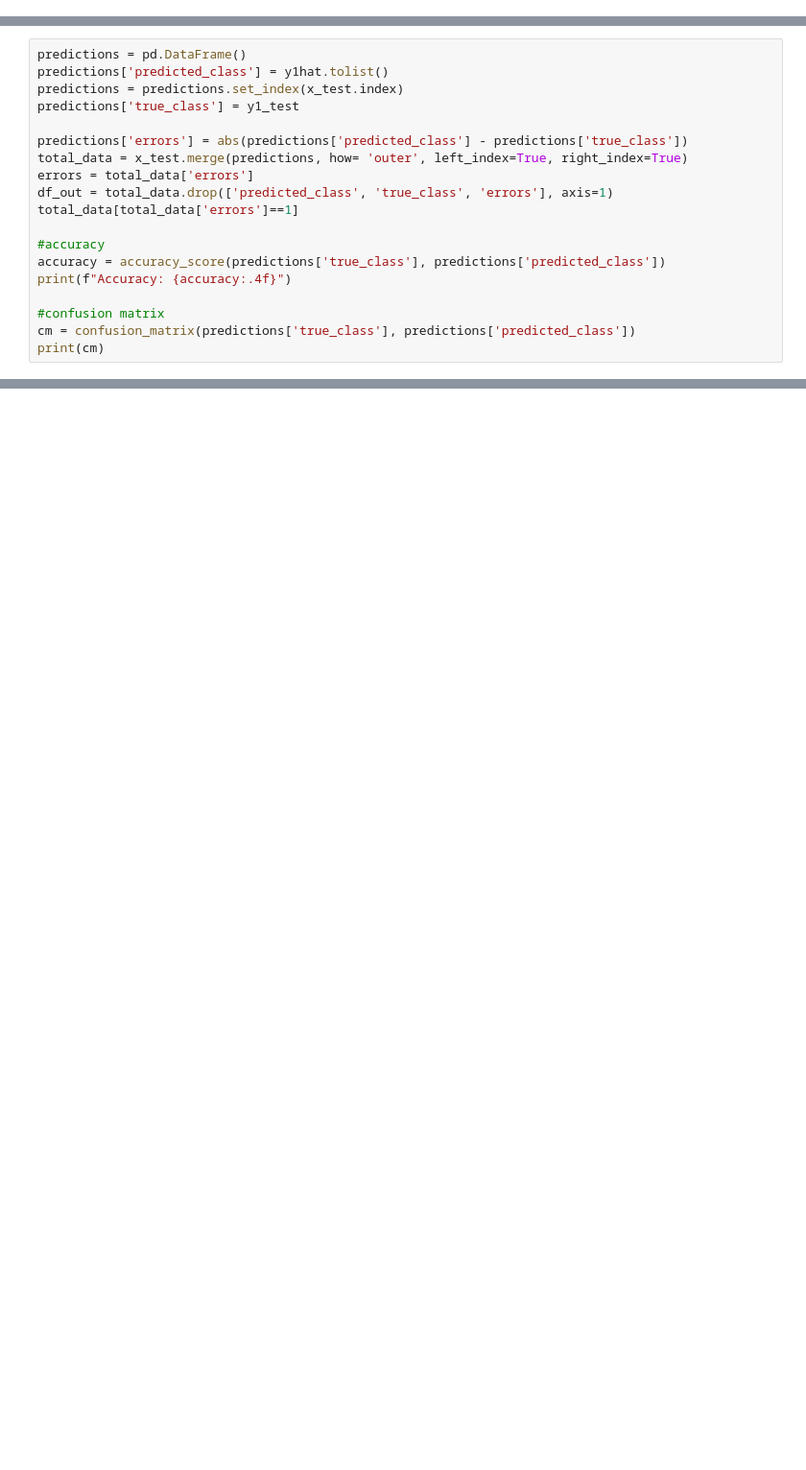
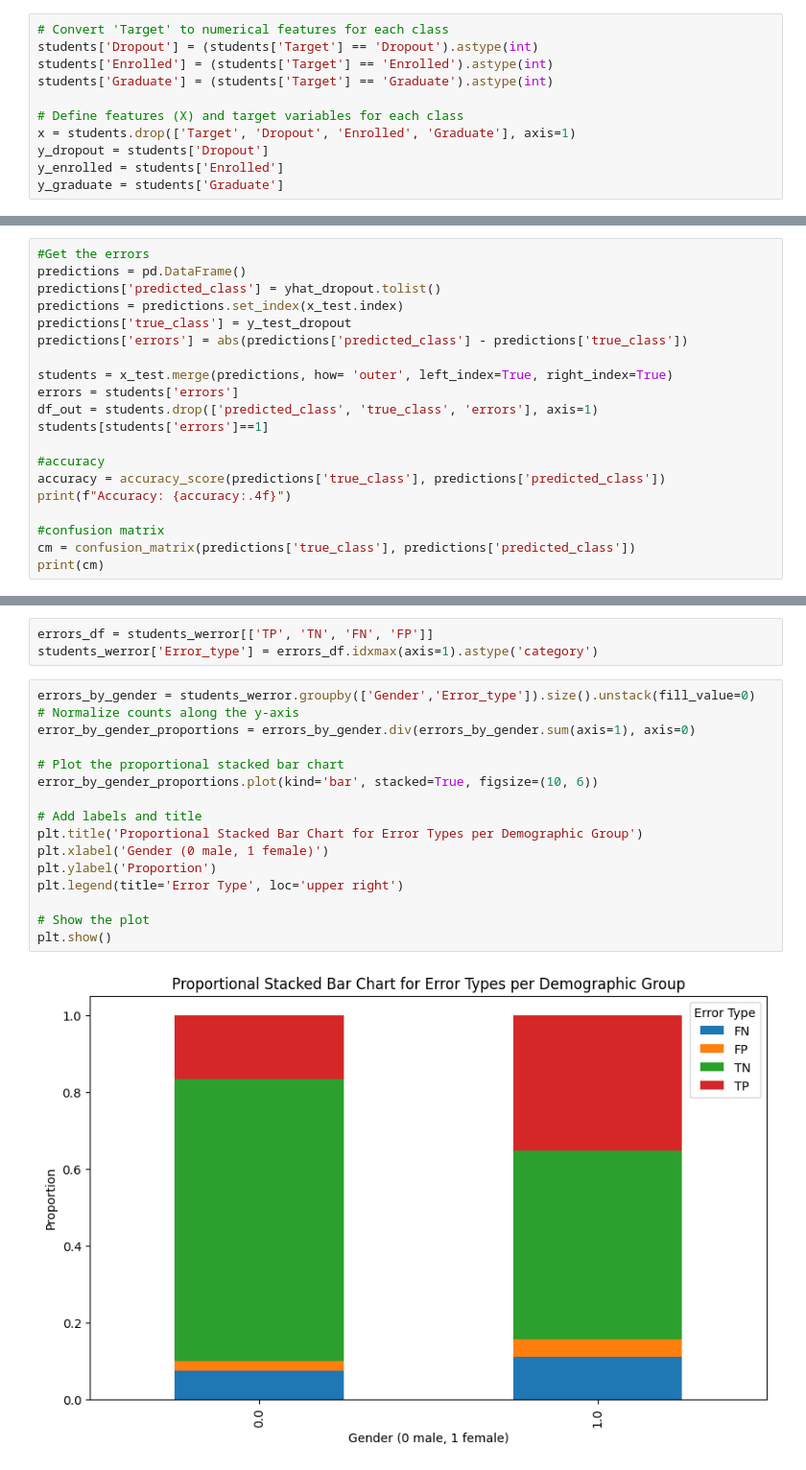
Before and after one commit to MDankloff/Cluster-Bias-Disco, a Jupyter notebook: Student_data_exploratory.ipynb, the cells around one changed output, grey strips where cells are left out. Shown at 96% size. Drawn from its saved outputs; the diff is of its cells as text; blank space fills up the shorter version.

```diff
--- a/Student_data_exploratory.ipynb
+++ b/Student_data_exploratory.ipynb
@@ -63,0 +41,11 @@ y3 = students['Target_Graduate']
+# %%
+# Convert 'Target' to numerical features for each class
+students['Dropout'] = (students['Target'] == 'Dropout').astype(int)
+students['Enrolled'] = (students['Target'] == 'Enrolled').astype(int)
+students['Graduate'] = (students['Target'] == 'Graduate').astype(int)
+
+# Define features (X) and target variables for each class
+x = students.drop(['Target', 'Dropout', 'Enrolled', 'Graduate'], axis=1)
+y_dropout = students['Dropout']
+y_enrolled = students['Enrolled']
+y_graduate = students['Graduate']
@@ -73,16 +83,17 @@ len(y1hat)
 # %% [output]
 885
 # %%
+#Get the errors
 predictions = pd.DataFrame()
-predictions['predicted_class'] = y1hat.tolist()
+predictions['predicted_class'] = yhat_dropout.tolist()
 predictions = predictions.set_index(x_test.index)
-predictions['true_class'] = y1_test
+predictions['true_class'] = y_test_dropout
+predictions['errors'] = abs(predictions['predicted_class'] - predictions['true_class'])
 
-predictions['errors'] = abs(predictions['predicted_class'] - predictions['true_class'])
-total_data = x_test.merge(predictions, how= 'outer', left_index=True, right_index=True)
-errors = total_data['errors']
-df_out = total_data.drop(['predicted_class', 'true_class', 'errors'], axis=1)
-total_data[total_data['errors']==1]
+students = x_test.merge(predictions, how= 'outer', left_index=True, right_index=True)
+errors = students['errors']
+df_out = students.drop(['predicted_class', 'true_class', 'errors'], axis=1)
+students[students['errors']==1]
 
 #accuracy
 accuracy = accuracy_score(predictions['true_class'], predictions['predicted_class'])
@@ -95,0 +160,21 @@ TypeError: numpy boolean subtract, the `-` operator, is not supported, use the b
+# %%
+errors_df = students_werror[['TP', 'TN', 'FN', 'FP']]
+students_werror['Error_type'] = errors_df.idxmax(axis=1).astype('category')
+# %%
+errors_by_gender = students_werror.groupby(['Gender','Error_type']).size().unstack(fill_value=0)
+# Normalize counts along the y-axis
+error_by_gender_proportions = errors_by_gender.div(errors_by_gender.sum(axis=1), axis=0)
+
+# Plot the proportional stacked bar chart
+error_by_gender_proportions.plot(kind='bar', stacked=True, figsize=(10, 6))
+
+# Add labels and title
+plt.title('Proportional Stacked Bar Chart for Error Types per Demographic Group')
+plt.xlabel('Gender (0 male, 1 female)')
+plt.ylabel('Proportion')
+plt.legend(title='Error Type', loc='upper right')
+
+# Show the plot
+plt.show()
+# %% [output]
+[figure, added]
```
Also changed, not shown: parts of 9 cells of this notebook.
